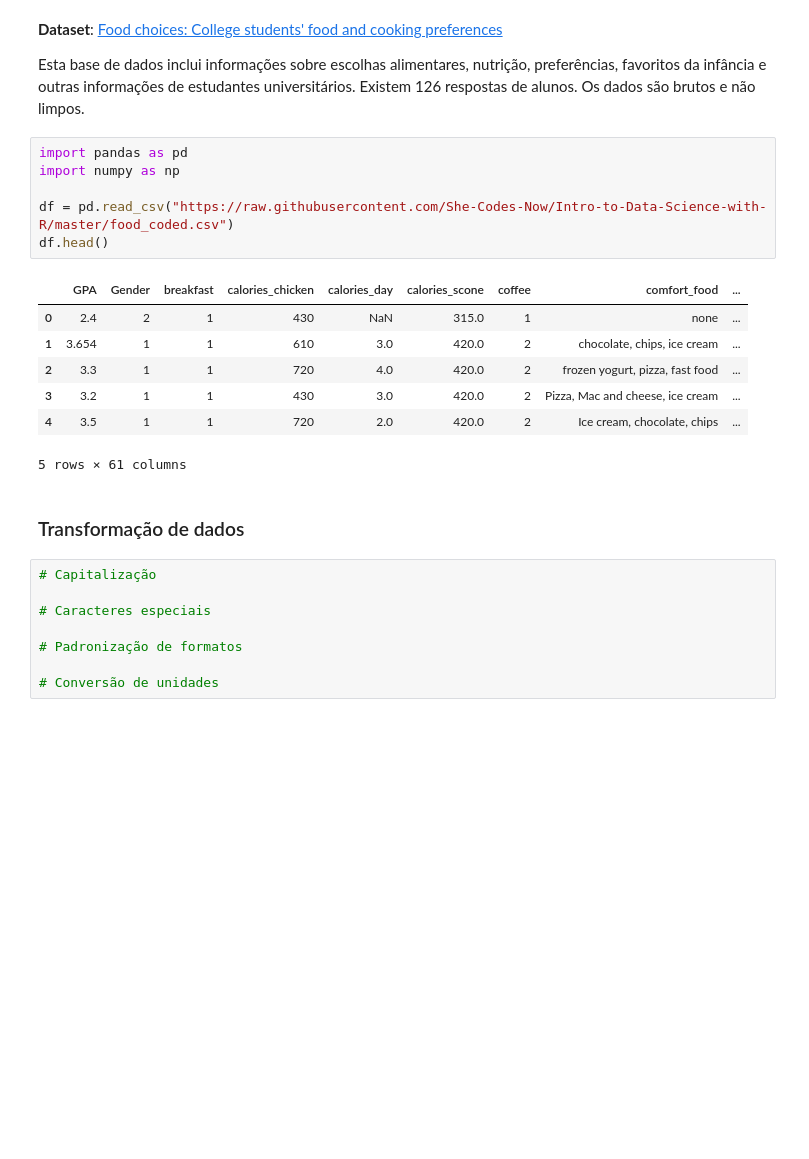
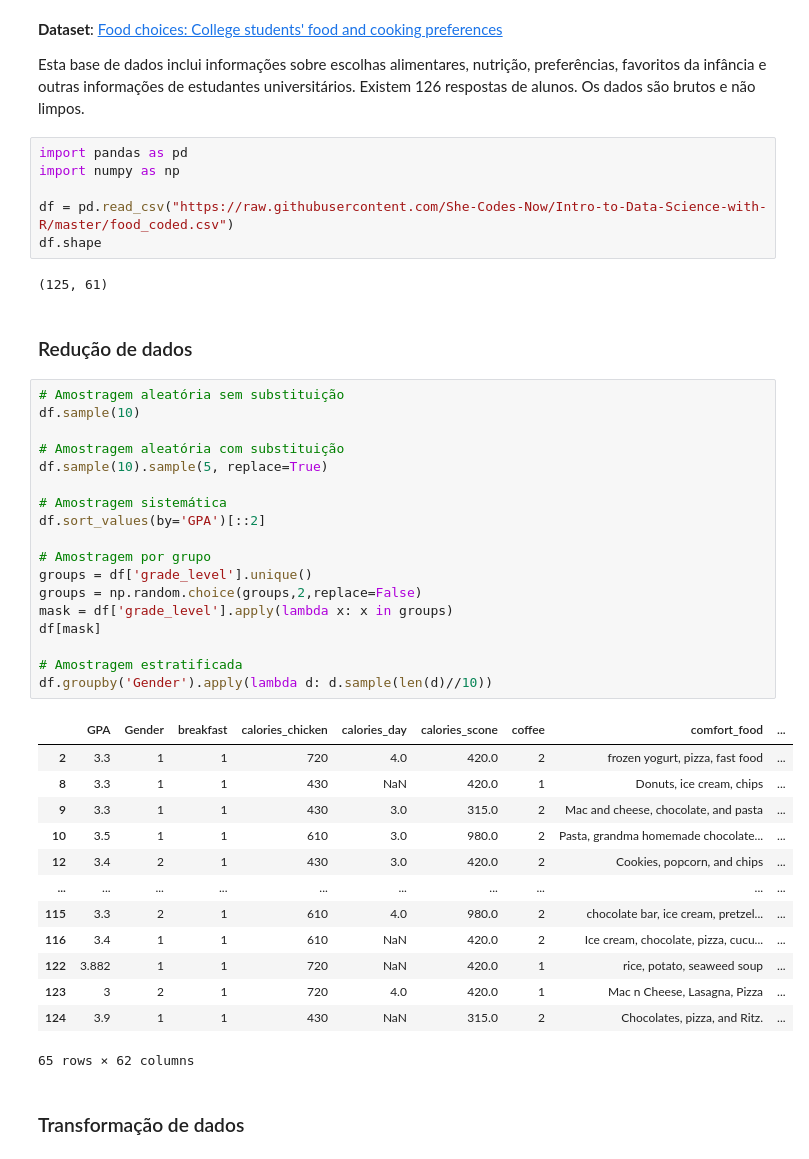
Before and after one commit to paulotguerra/QXD0178, a Jupyter notebook: 01.01-Pre-Processamento-de-Dados.ipynb, the cells around one changed output. Cells and saved outputs as stored; diff of their text form; blank space fills up the shorter version.

```diff
--- a/01.01-Pre-Processamento-de-Dados.ipynb
+++ b/01.01-Pre-Processamento-de-Dados.ipynb
@@ -192,22 +192,42 @@ import pandas as pd
 import numpy as np
 
 df = pd.read_csv("https://raw.githubusercontent.com/She-Codes-Now/Intro-to-Data-Science-with-R/master/food_coded.csv")
-df.head()
+df.shape
 # %% [output]
-|  | GPA | Gender | breakfast | calories_chicken | calories_day | calories_scone | coffee | comfort_food | ... |
-| 0 | 2.4 | 2 | 1 | 430 | NaN | 315.0 | 1 | none | ... |
-| 1 | 3.654 | 1 | 1 | 610 | 3.0 | 420.0 | 2 | chocolate, chips, ice cream | ... |
-| 2 | 3.3 | 1 | 1 | 720 | 4.0 | 420.0 | 2 | frozen yogurt, pizza, fast food | ... |
-| 3 | 3.2 | 1 | 1 | 430 | 3.0 | 420.0 | 2 | Pizza, Mac and cheese, ice cream | ... |
-| 4 | 3.5 | 1 | 1 | 720 | 2.0 | 420.0 | 2 | Ice cream, chocolate, chips | ... |
-5 rows × 61 columns
+(125, 61)
+# %% [markdown]
+### Redução de dados
+# %%
+# Amostragem aleatória sem substituição
+df.sample(10)
+
+# Amostragem aleatória com substituição
+df.sample(10).sample(5, replace=True)
+
+# Amostragem sistemática
+df.sort_values(by='GPA')[::2]
+
+# Amostragem por grupo
+groups = df['grade_level'].unique()
+groups = np.random.choice(groups,2,replace=False)
+mask = df['grade_level'].apply(lambda x: x in groups)
+df[mask]
+
+# Amostragem estratificada
+df.groupby('Gender').apply(lambda d: d.sample(len(d)//10))
+# %% [output]
+|  | GPA | Gender | breakfast | calories_chicken | calories_day | calories_scone | coffee | comfort_food | ... |
+| 2 | 3.3 | 1 | 1 | 720 | 4.0 | 420.0 | 2 | frozen yogurt, pizza, fast food | ... |
+| 8 | 3.3 | 1 | 1 | 430 | NaN | 420.0 | 1 | Donuts, ice cream, chips | ... |
+| 9 | 3.3 | 1 | 1 | 430 | 3.0 | 315.0 | 2 | Mac and cheese, chocolate, and pasta | ... |
+| 10 | 3.5 | 1 | 1 | 610 | 3.0 | 980.0 | 2 | Pasta, grandma homemade chocolate... | ... |
+| 12 | 3.4 | 2 | 1 | 430 | 3.0 | 420.0 | 2 | Cookies, popcorn, and chips | ... |
+| ... | ... | ... | ... | ... | ... | ... | ... | ... | ... |
+| 115 | 3.3 | 2 | 1 | 610 | 4.0 | 980.0 | 2 | chocolate bar, ice cream, pretzel... | ... |
+| 116 | 3.4 | 1 | 1 | 610 | NaN | 420.0 | 2 | Ice cream, chocolate, pizza, cucu... | ... |
+| 122 | 3.882 | 1 | 1 | 720 | NaN | 420.0 | 1 | rice, potato, seaweed soup | ... |
+| 123 | 3 | 2 | 1 | 720 | 4.0 | 420.0 | 1 | Mac n Cheese, Lasagna, Pizza | ... |
+| 124 | 3.9 | 1 | 1 | 430 | NaN | 315.0 | 2 | Chocolates, pizza, and Ritz. | ... |
+65 rows × 62 columns
 # %% [markdown]
 ### Transformação de dados
-# %%
-# Capitalização
-
-# Caracteres especiais
-
-# Padronização de formatos
-
-# Conversão de unidades
```
Also changed, not shown: parts of 10 cells of this notebook, 2 other files.
